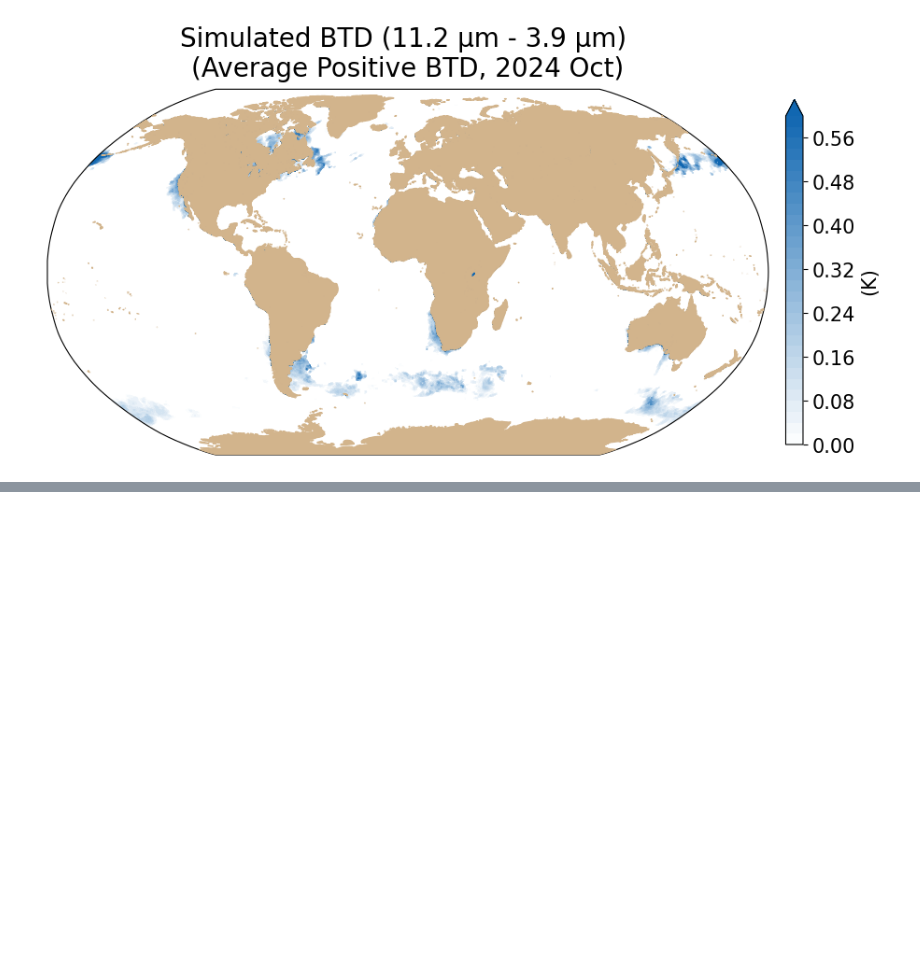
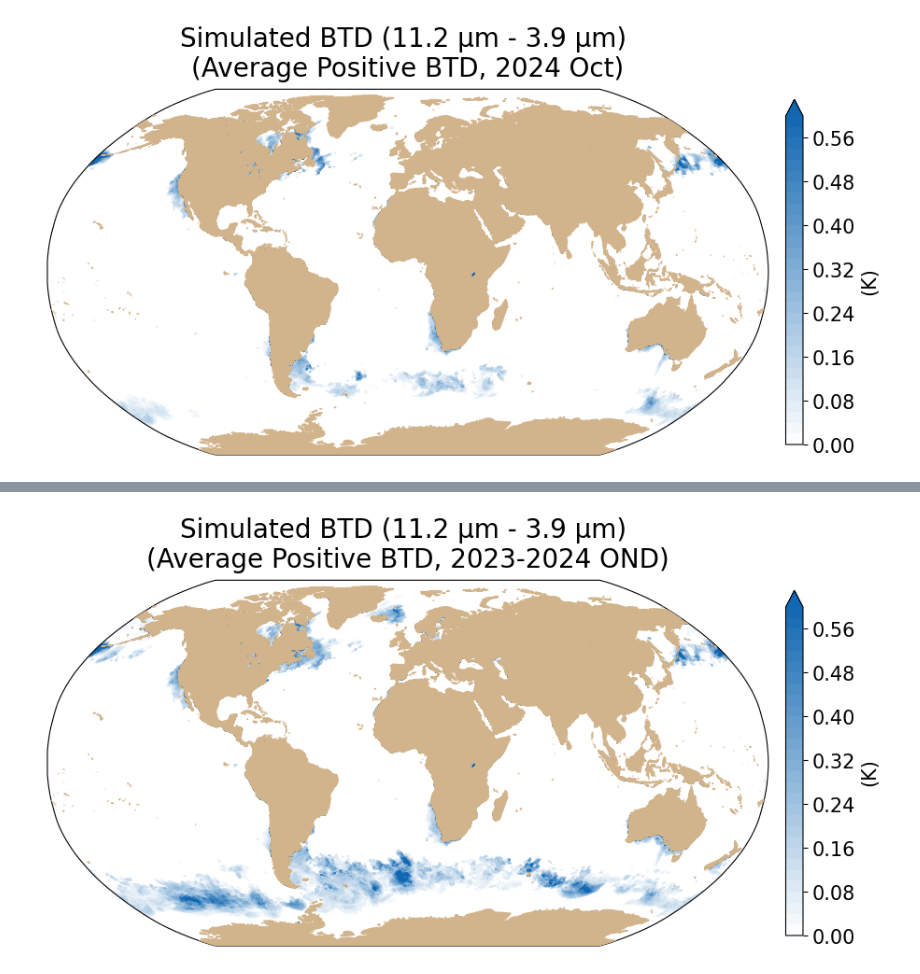
Before and after one commit to jesseturner/FLC_Workspace_3, a Jupyter notebook: FLCI_composite.ipynb, the cells around one changed output, grey strips where cells are left out. Cells and saved outputs as stored; diff of their text form; code cells hidden in the pictures; blank space fills up the shorter version.

Commit message:
Added seasonal composite

```diff
--- a/FLCI_composite.ipynb
+++ b/FLCI_composite.ipynb
@@ -155,0 +153,3 @@ fig.savefig(
+# %%
+season_str = "2023-2024 OND"
+season_months = ["202410", "202411", "202312"]
@@ -155,0 +184,94 @@ fig.savefig(
+# %%
+tool = "mean"  # "IQR, mean, std_dev, cv"
+
+if tool == "mean":
+    BTD = mean_FLCI
+if tool == "IQR":
+    BTD = IQR
+if tool == "std_dev":
+    BTD = std_dev
+if tool == "cv":
+    BTD = cv
+
+projection = ccrs.Robinson(central_longitude=0)
+fig, ax = plt.subplots(1, figsize=(12, 12), subplot_kw={'projection': projection})
+
+colors = ['#FFFFFF', '#1167b1']
+cmap = LinearSegmentedColormap.from_list('custom_cmap', colors)
+
+# --- Local max and min, taking into account the zeroes from the NAN region (land)
+max_BTD = BTD.where(BTD > -20).max().item()
+min_BTD = BTD.where(BTD > -20).min().item()
+
+# --- Setting the colorbar levels
+if tool == "mean":
+    levels = np.linspace(0, 0.6, 31)
+if tool == "IQR":
+    levels = np.linspace(0, 0.9, 31)
+if tool == "std_dev":
+    levels = np.linspace(0, 0.9, 31)
+if tool == "cv":
+    levels = np.linspace(0, 100, 31)
+
+# --- Plotting contourf
+c = ax.contourf(
+    mean_FLCI.longitude,
+    mean_FLCI.latitude,
+    BTD,
+    cmap=cmap,
+    extend='max',
+    levels=levels,
+    transform=ccrs.PlateCarree(),
+)
+
+clb = plt.colorbar(c, shrink=0.4, pad=0.02, ax=ax)
+clb.ax.tick_params(labelsize=15)
+clb.set_label('(K)', fontsize=15)
+
+if tool == "cv":
+    clb.set_label('(%)', fontsize=15)
+
+if tool == "mean":
+    ax.set_title("Simulated BTD (11.2 μm - 3.9 μm) \n(Average Positive BTD, " + season_str + ")", fontsize=20, pad=10)
+if tool == "IQR":
+    ax.set_title("Simulated BTD (11.2 μm - 3.9 μm) \n(Positive IQR BTD, " + season_str + ")", fontsize=20, pad=10)
+if tool == "std_dev":
+    ax.set_title("Simulated BTD (11.2 μm - 3.9 μm) \n(Positive standard deviation BTD, " + season_str + ")", fontsize=20, pad=10)
+if tool == "cv":
+    ax.set_title("Simulated BTD (11.2 μm - 3.9 μm) \n(Positive Coefficient of Variation, " + season_str + ")", fontsize=20, pad=10)
+
+# --- Create a land mask without lakes
+from cartopy.feature import NaturalEarthFeature
+
+land_shp = shpreader.natural_earth(category='physical', name='land', resolution='50m')
+lake_shp = shpreader.natural_earth(category='physical', name='lakes', resolution='50m')
+
+# Read geometries for land and lakes
+land_reader = shpreader.Reader(land_shp)
+lake_reader = shpreader.Reader(lake_shp)
+land_geoms = list(land_reader.geometries())
+lake_geoms = list(lake_reader.geometries())
+
+# Combine lakes into a single geometry
+lakes_union = unary_union(lake_geoms)
+
+# Subtract lakes from the land geometry
+land_without_lakes = unary_union(land_geoms).difference(lakes_union)
+
+# Add the resulting land mask
+ax.add_geometries(
+    [land_without_lakes],
+    crs=ccrs.PlateCarree(),
+    facecolor='tan',
+    edgecolor='tan',
+    zorder=100,
+)
+
+# --- Display figure
+fig.savefig(
+    "composite/seasonal/flc_sim_" + season_str.replace(" ", "_") + "_" + tool,
+    dpi=200,
+    bbox_inches='tight',
+)
+# %% [output]
+[figure, added]
```
Also changed, not shown: parts of 6 cells of this notebook, 4 other files.
